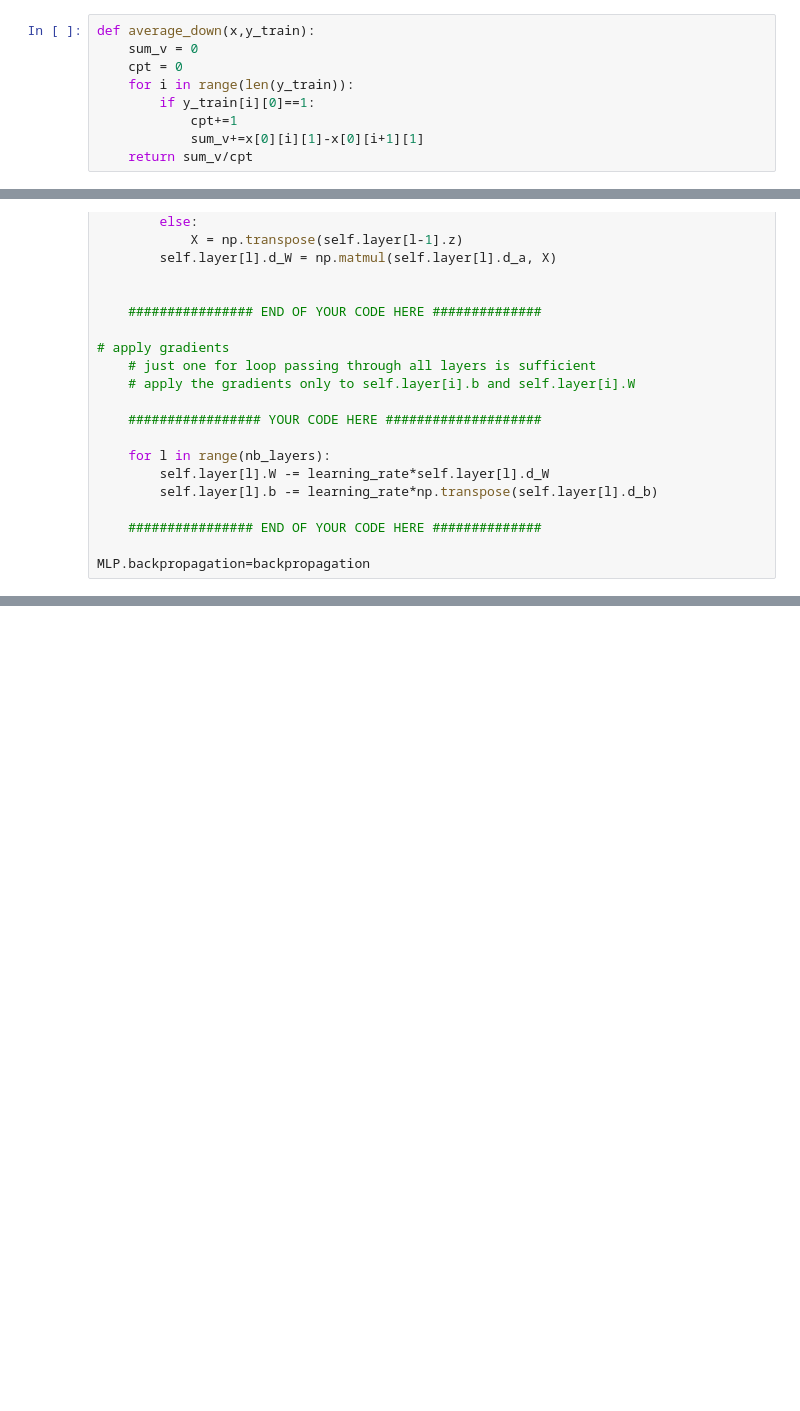
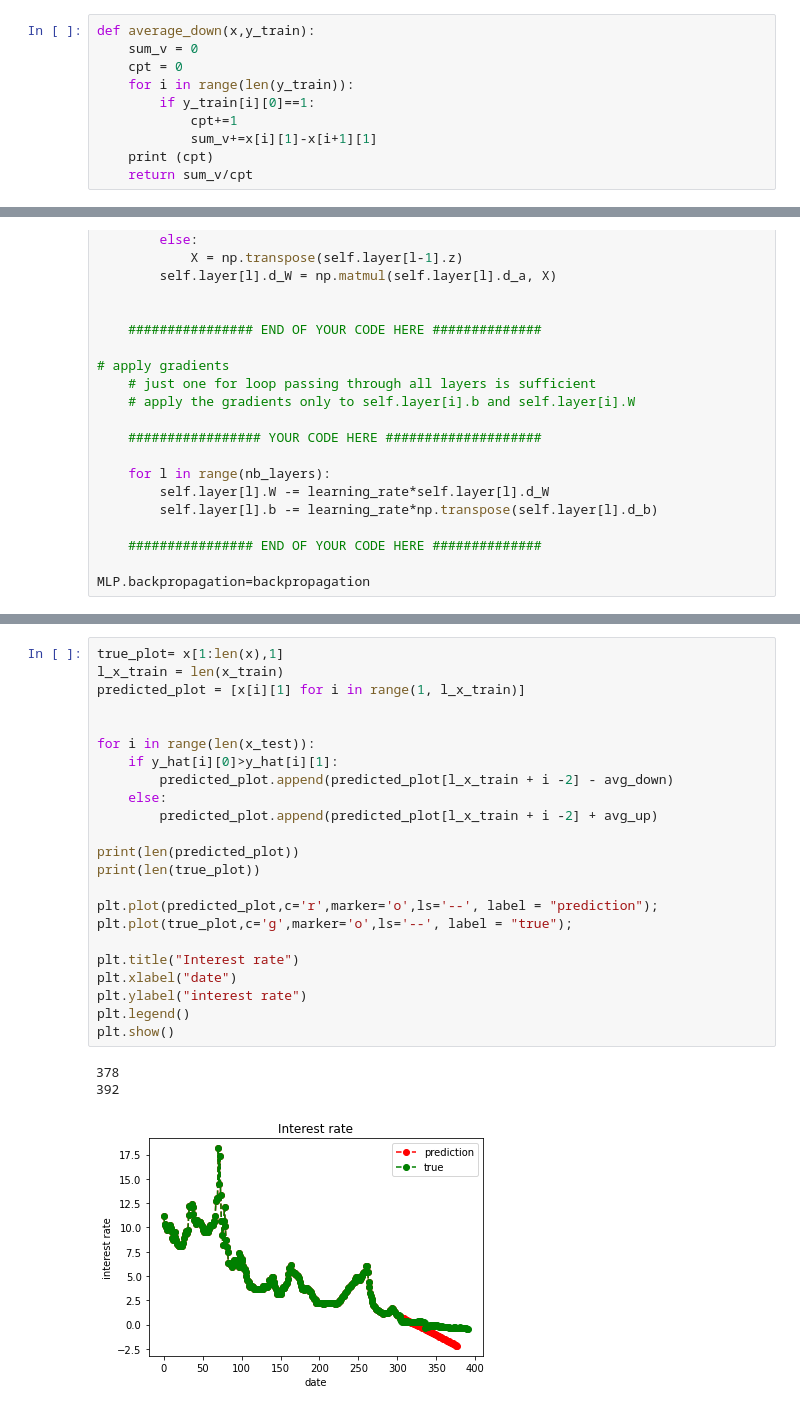
Before and after one commit to charlottekennedy/MALIS, a Jupyter notebook: classification.ipynb, the cells around one changed output, grey strips where cells are left out. Cells and saved outputs as stored; diff of their text form; blank space fills up the shorter version.

```diff
--- a/classification.ipynb
+++ b/classification.ipynb
@@ -42,7 +38,8 @@ def average_down(x,y_train):
     for i in range(len(y_train)):
         if y_train[i][0]==1:
             cpt+=1
-            sum_v+=x[0][i][1]-x[0][i+1][1]
+            sum_v+=x[i][1]-x[i+1][1]
+    print (cpt)
     return sum_v/cpt
 # %%
 import numpy as np
@@ -271,0 +282,27 @@ loss = 8.405e-04 , accuracy = 62.00 %
+# %%
+true_plot= x[1:len(x),1]
+l_x_train = len(x_train)
+predicted_plot = [x[i][1] for i in range(1, l_x_train)]
+
+
+for i in range(len(x_test)):
+    if y_hat[i][0]>y_hat[i][1]:
+        predicted_plot.append(predicted_plot[l_x_train + i -2] - avg_down)
+    else:
+        predicted_plot.append(predicted_plot[l_x_train + i -2] + avg_up)
+
+print(len(predicted_plot))
+print(len(true_plot))
+
+plt.plot(predicted_plot,c='r',marker='o',ls='--', label = "prediction");
+plt.plot(true_plot,c='g',marker='o',ls='--', label = "true");
+
+plt.title("Interest rate")
+plt.xlabel("date")
+plt.ylabel("interest rate")
+plt.legend()
+plt.show()
+# %% [output]
+378
+392
+[figure, added]
```
Also changed, not shown: parts of 43 cells of this notebook.
